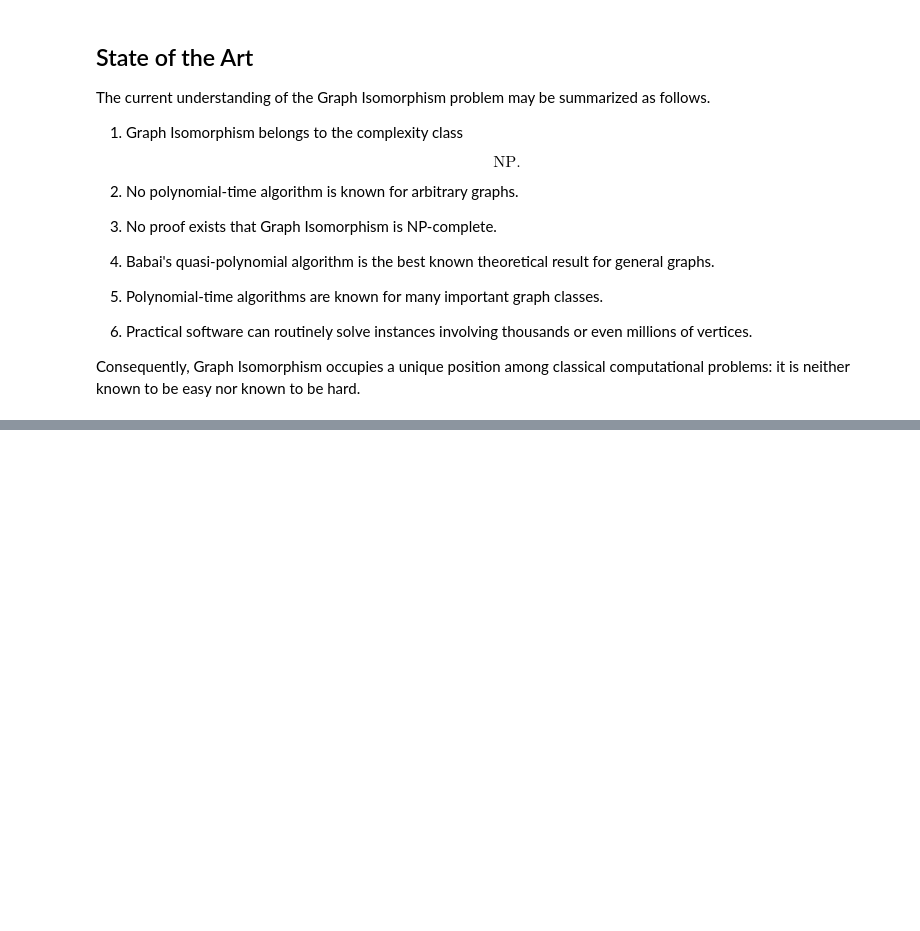
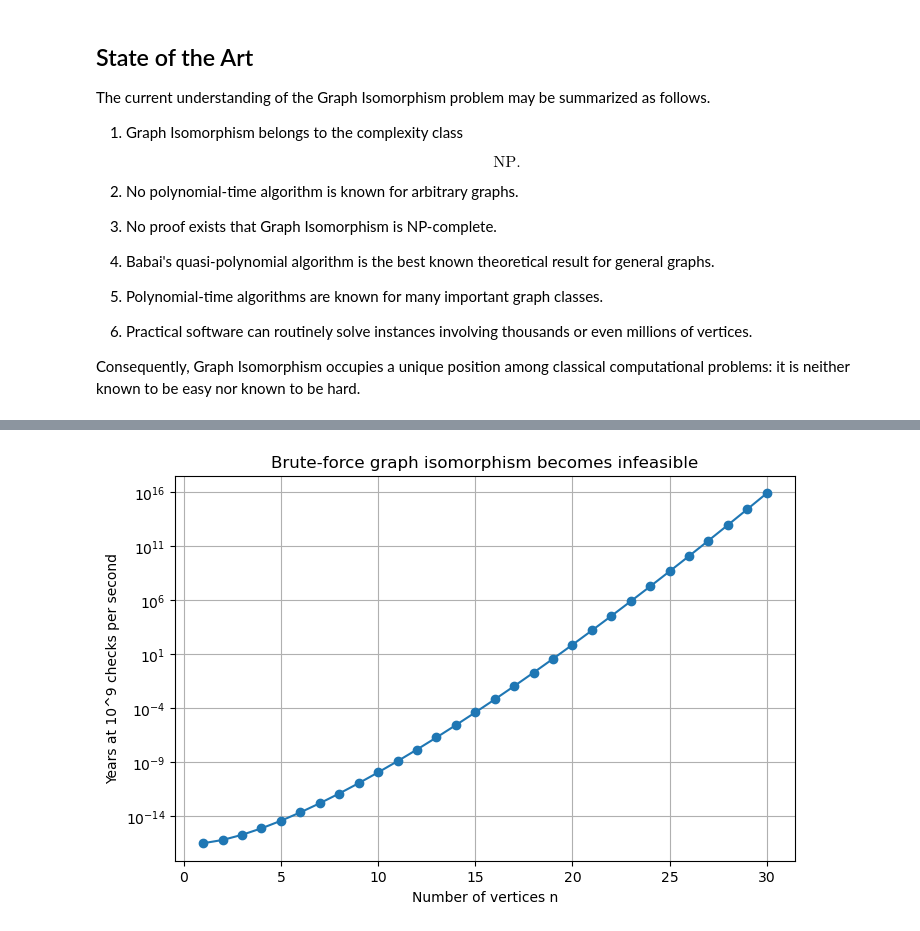
Before and after one commit to cohuori/HSE-DSBA-DM2_2026, a Jupyter notebook: seminars/seminar_1.ipynb, the cells around one changed output, grey strips where cells are left out. Cells and saved outputs as stored; diff of their text form; code cells hidden in the pictures; blank space fills up the shorter version.

```diff
--- a/seminars/seminar_1.ipynb
+++ b/seminars/seminar_1.ipynb
@@ -548,0 +599,11 @@ Consequently, Graph Isomorphism occupies a unique position among classical compu
+# %%
+plt.figure(figsize=(8, 5))
+plt.plot(ns, years, marker="o")
+plt.yscale("log")
+plt.xlabel("Number of vertices n")
+plt.ylabel("Years at 10^9 checks per second")
+plt.title("Brute-force graph isomorphism becomes infeasible")
+plt.grid(True)
+plt.show()
+# %% [output]
+[figure, added]
```
Also changed, not shown: parts of 19 cells of this notebook, 11 other files.
